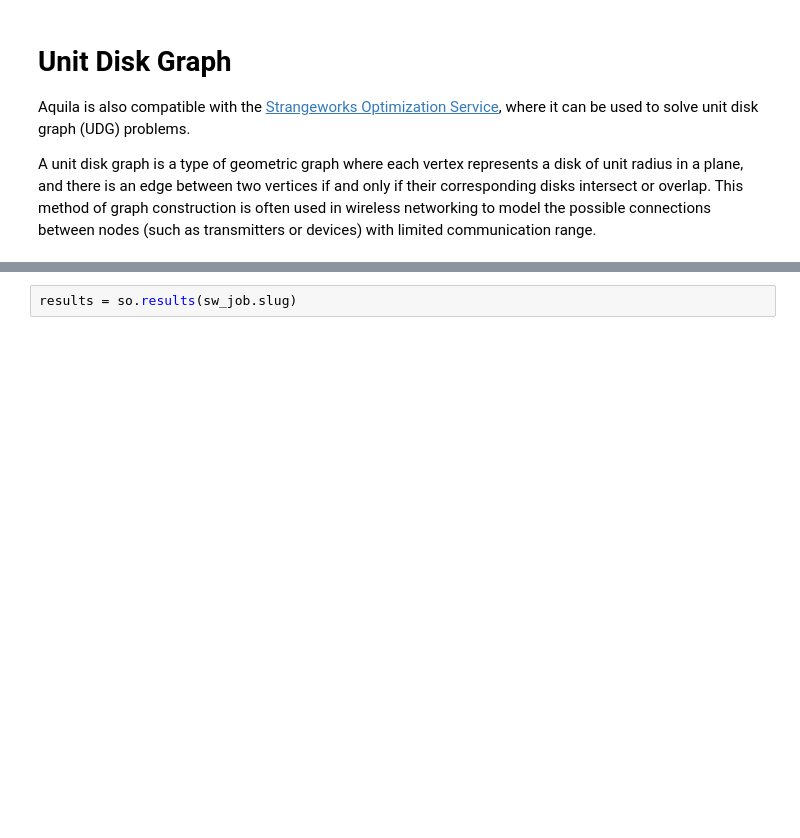
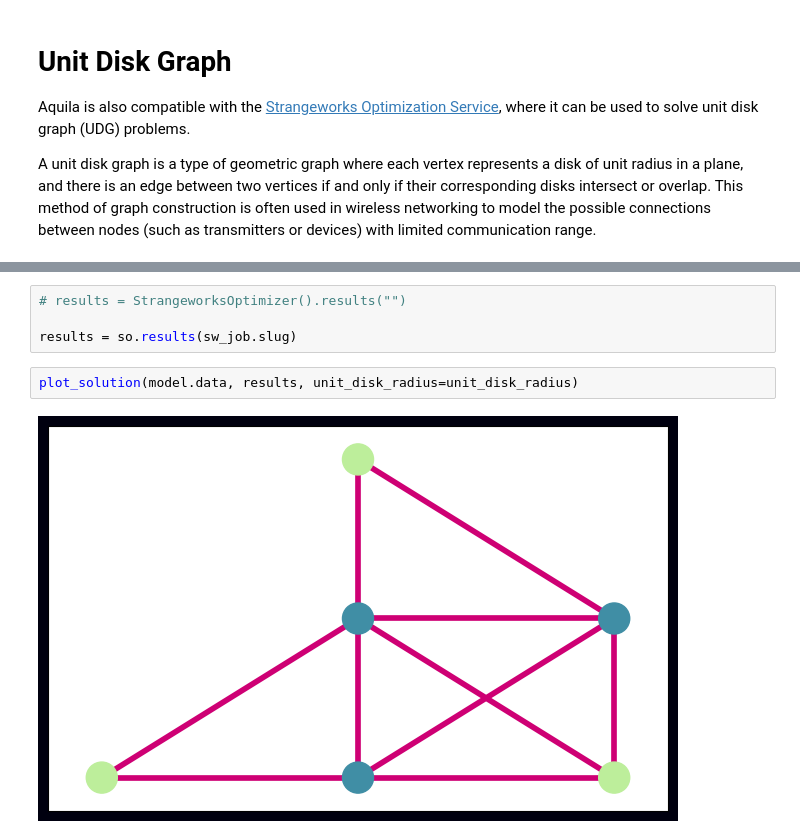
Before and after one commit to strangeworks/examples, a Jupyter notebook: examples/optimization/quera/unit_disk_graph.ipynb, the cells around one changed output, grey strips where cells are left out. Drawn from its saved outputs; the diff is of its cells as text; blank space fills up the shorter version.

```diff
--- a/examples/optimization/quera/unit_disk_graph.ipynb
+++ b/examples/optimization/quera/unit_disk_graph.ipynb
@@ -65,2 +120,8 @@ Job slug: fragrant-flame-5286
 # %%
+# results = StrangeworksOptimizer().results("")
+
 results = so.results(sw_job.slug)
+# %%
+plot_solution(model.data, results, unit_disk_radius=unit_disk_radius)
+# %% [output]
+[figure, added]
```
Also changed, not shown: parts of 6 cells of this notebook.
